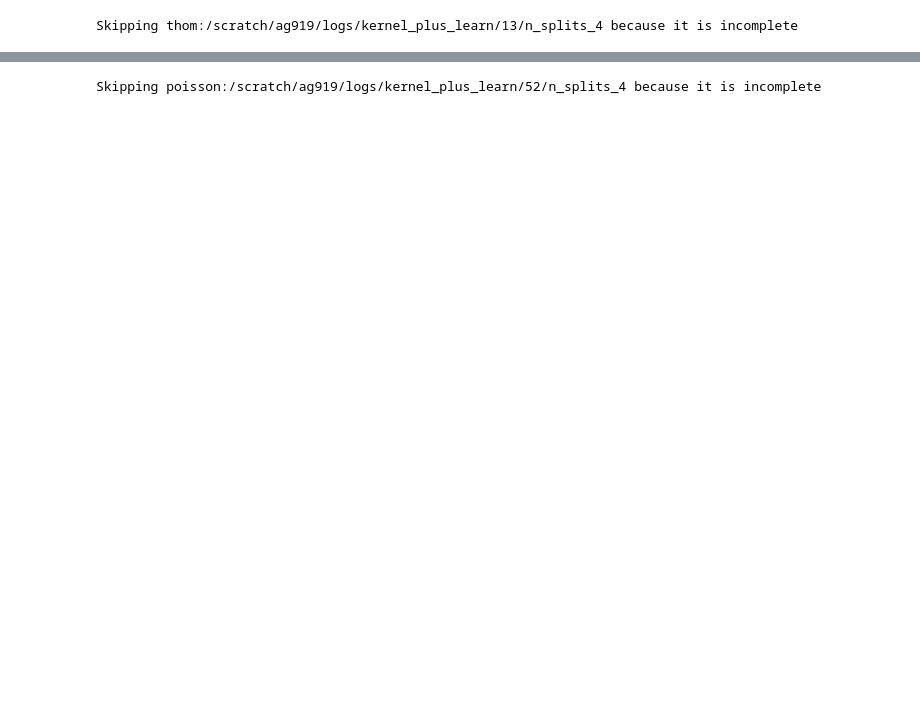
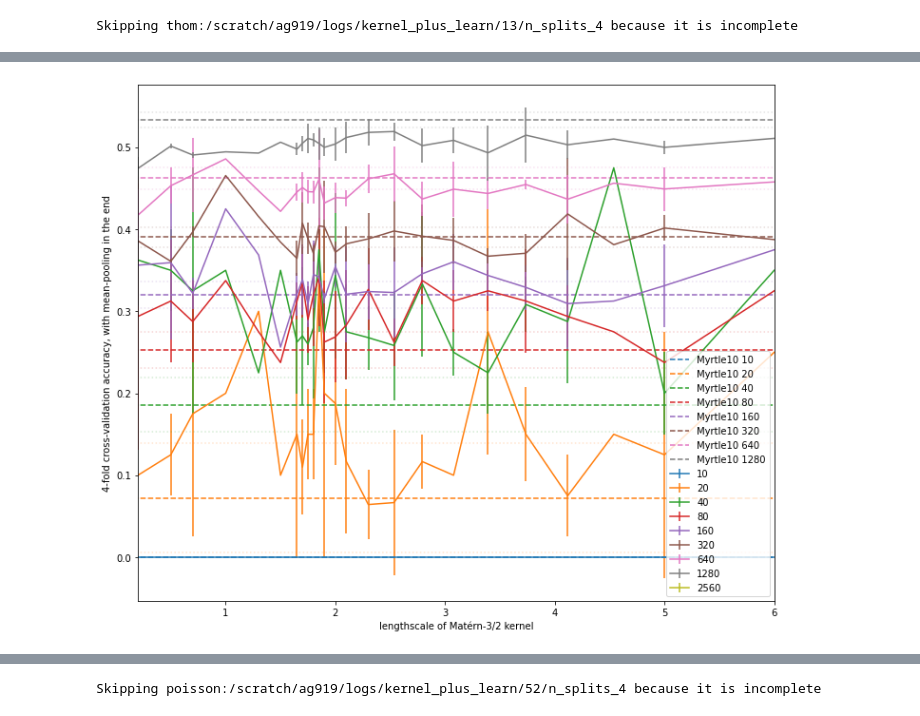
Before and after one commit to rhaps0dy/cnn-limits, a Jupyter notebook: notebooks/Inner TICK plots.ipynb, the cells around one changed output, grey strips where cells are left out. Cells and saved outputs as stored; diff of their text form; code cells hidden in the pictures; blank space fills up the shorter version.

```diff
--- a/notebooks/Inner TICK plots.ipynb
+++ b/notebooks/Inner TICK plots.ipynb
@@ -234,5 +259,8 @@ args_v3 = build_sweep(m10_v3_paths, 'Myrtle10_replaced_tick_v3_sweep', "n_splits
 # %%
 tick_v3_df, tick_v3_err = plottable_sweep(*args_v3)
+plot_tick(tick_v3_df, tick_v3_err)
+# %% [output]
+[figure, added]
 # %%
 args_v4 = build_sweep(m10_v4_paths, 'Myrtle10_replaced_tick_v4_sweep', "n_splits_4")
 # %%
```
Also changed, not shown: parts of 13 cells of this notebook, 8 other files.
